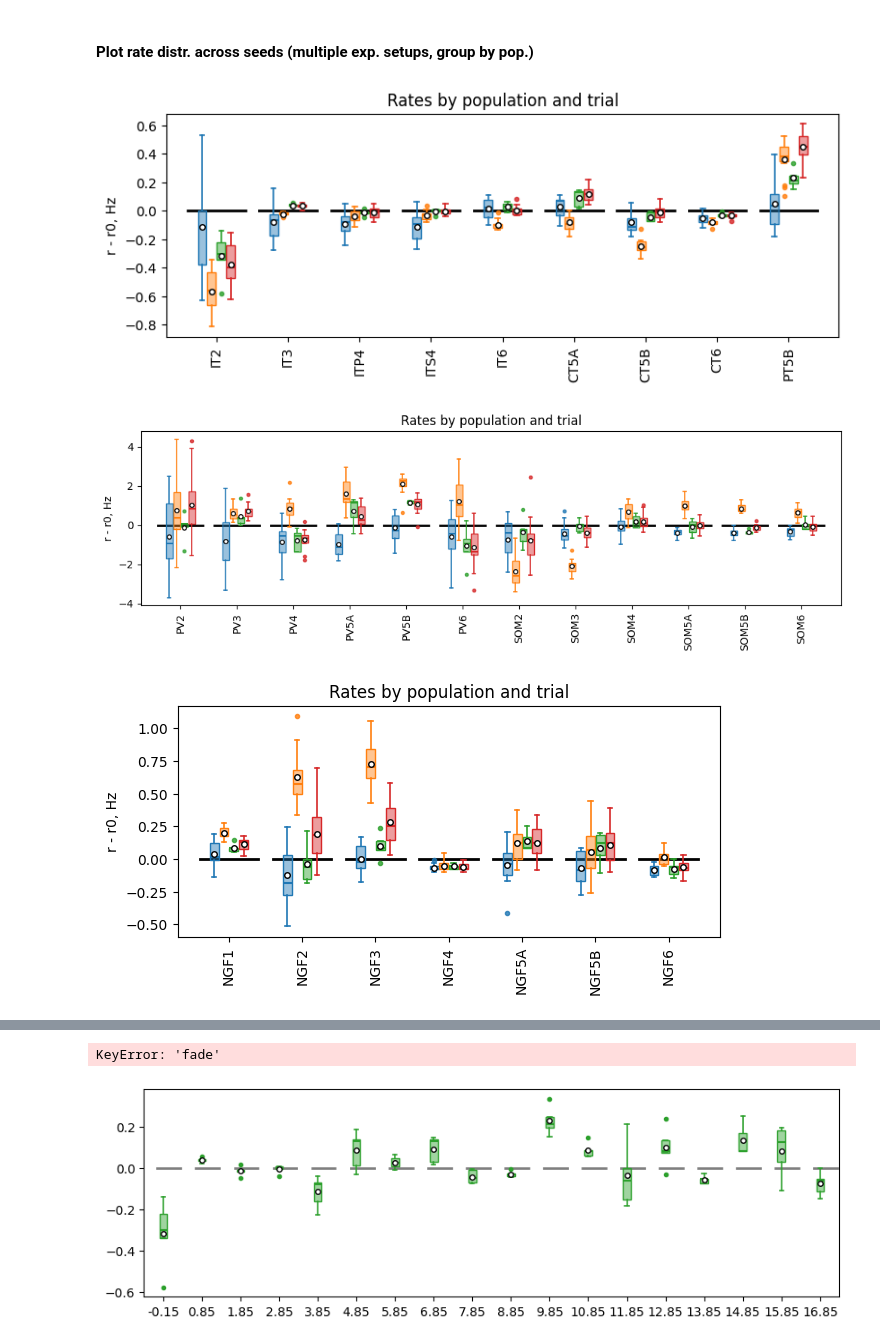
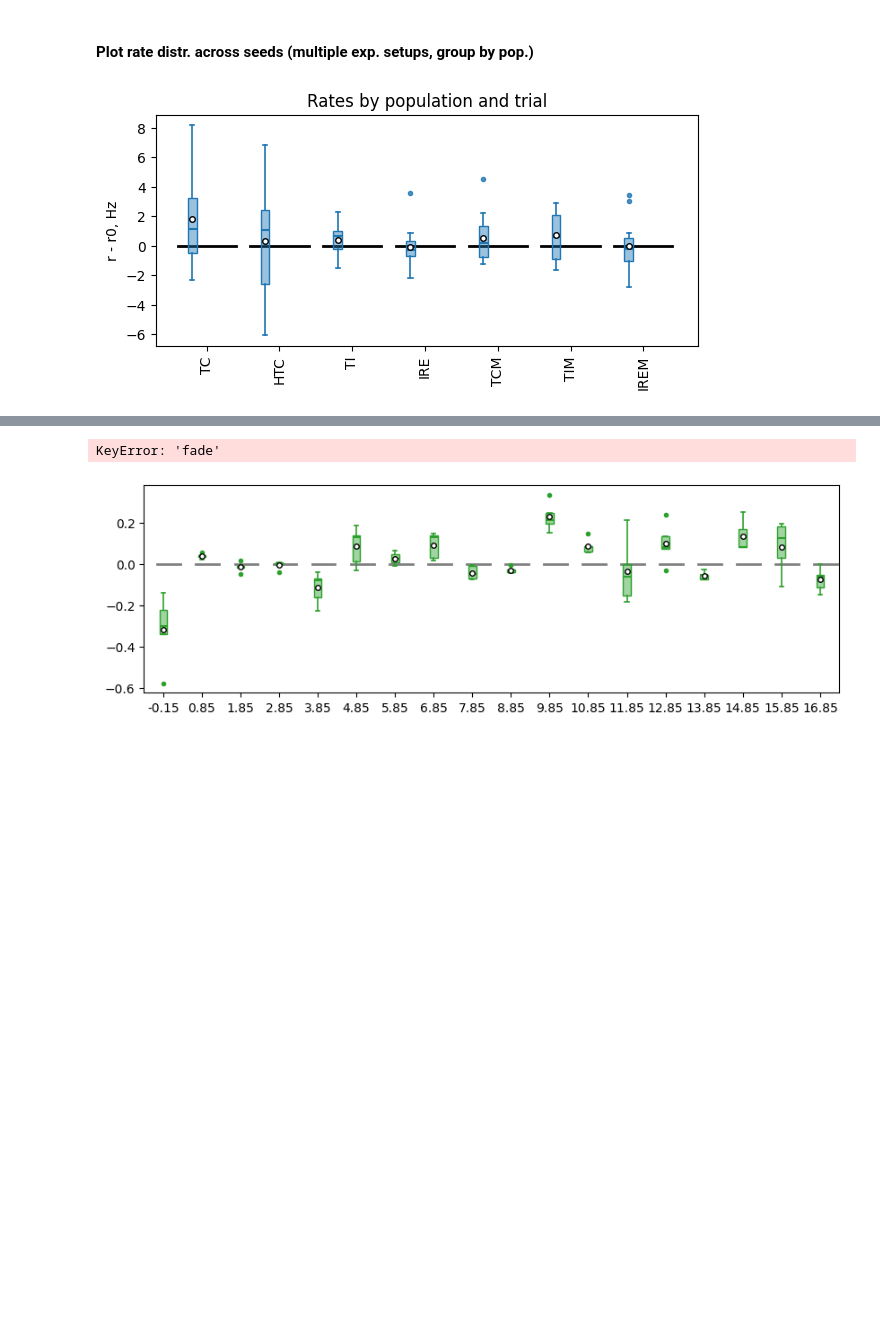
Before and after one commit to niknovikov19/A1-OUinp, a Jupyter notebook: exp_configs/batch_rxbkg_state1_mech1/net_newsec_ee_fade_var_seed/compare_rates.ipynb, the cells around one changed output, grey strips where cells are left out. Cells and saved outputs as stored; diff of their text form; code cells hidden in the pictures; blank space fills up the shorter version.

```diff
--- a/exp_configs/batch_rxbkg_state1_mech1/net_newsec_ee_fade_var_seed/compare_rates.ipynb
+++ b/exp_configs/batch_rxbkg_state1_mech1/net_newsec_ee_fade_var_seed/compare_rates.ipynb
@@ -24,11 +24,11 @@ dirpath_cfg = dirpath_root / 'exp_configs' / exp_group / exp_name
 dirpath_res = dirpath_root / 'exp_results' / exp_group / exp_name
 
 exp_names_sub = {
-    'surr': 'exp_ctx_unconn_nseed_15_t_7.0_10.0_wmult_0.25_ee_0.5',
-    'full': 'exp_ctx_ee_1_nseed_15_t_7.0_10.0_wmult_0.25_ee_0.5',
-    'ee_surr': 'exp_ctx_ee_0_nseed_5_t_7.0_10.0_wmult_0.25_ee_0.5',
-    'ee_fade': 'exp_ctx_ee_fade_nseed_15_t_7.0_10.0_wmult_0.25_ee_0.5',
-    #'thal_unconn': 'exp_thal_unconn_nseed_15_t_7.0_10.0_wmult_0.25_ee_0.5',
+    #'surr': 'exp_ctx_unconn_nseed_15_t_7.0_10.0_wmult_0.25_ee_0.5',
+    #'full': 'exp_ctx_ee_1_nseed_15_t_7.0_10.0_wmult_0.25_ee_0.5',
+    #'ee_surr': 'exp_ctx_ee_0_nseed_5_t_7.0_10.0_wmult_0.25_ee_0.5',
+    #'ee_fade': 'exp_ctx_ee_fade_nseed_15_t_7.0_10.0_wmult_0.25_ee_0.5',
+    'thal_unconn': 'exp_thal_unconn_nseed_15_t_7.0_10.0_wmult_0.25_ee_0.5',
     #'thal_ee_surr': 'exp_thal_ee_0_nseed_15_t_7.0_10.0_wmult_0.25_ee_0.5',
     #'re_tc_surr': 'exp_thal_ire_tc_0_nseed_15_t_7.0_10.0_wmult_0.25_ee_0.5',
     #'thal_any_tc_surr': 'exp_thal_pe_0_nseed_15_t_7.0_10.0_wmult_0.25_ee_0.5',
@@ -115,11 +115,14 @@ groups_vis = [
     #PYR_POPS,
     #PV_POPS + VIP23_POPS,
     #SOM_POPS + NGF_POPS
-    ['IT2', 'IT3', 'ITP4', 'ITS4', 'IT6', 'CT5A', 'CT5B', 'CT6', 'PT5B'],
-    PV_POPS + SOM_POPS,
-    NGF_POPS,
-    ['IT5A', 'IT5B'],
-    VIP23_POPS
+
+    #['IT2', 'IT3', 'ITP4', 'ITS4', 'IT6', 'CT5A', 'CT5B', 'CT6', 'PT5B'],
+    #PV_POPS + SOM_POPS,
+    #NGF_POPS,
+    #['IT5A', 'IT5B'],
+    #VIP23_POPS,
+
+    THAL_POPS
 ]
 
 def plot_rates(
@@ -177,33 +180,31 @@ def plot_rates(
         elif normalize:
             data_valid = [y / df.loc[pop, 'target_rate']
                           for pop, y in zip(pops_vis, data) if len(y) > 0]
         else:
             data_valid = [y for y in data if len(y) > 0]
 
         try:
             ax.boxplot(data_valid, positions=positions, widths=box_w,
                     **box_props(colors[exp_label]))
         except:
             pass
 
     # Simple legend
     if legend:
         handles = [plt.Line2D([0], [0], color=colors[k], lw=6, alpha=box_alpha, label=k) for k in exp_labels]
         ax.legend(handles=handles)
 
     ax.set_xticks(x_base)
     ax.set_xticklabels(pops_vis, rotation=90)
     if ylabel:
         if center: ax.set_ylabel('r - r0, Hz')
         elif normalize: ax.set_ylabel('r / r0')
         else: ax.set_ylabel('Rate, Hz')
     if title:
         ax.set_title('Rates by population and trial')
 
 for group in groups_vis:
     w = len(group)
     plot_rates(group, center=True, figsize=(w, 3), legend=0)
 # %% [output]
-[figure, old version]
+[figure, new version]
-[figure, removed]
-[figure, removed]
```
Also changed, not shown: parts of 1 cell of this notebook, 6 other files.
